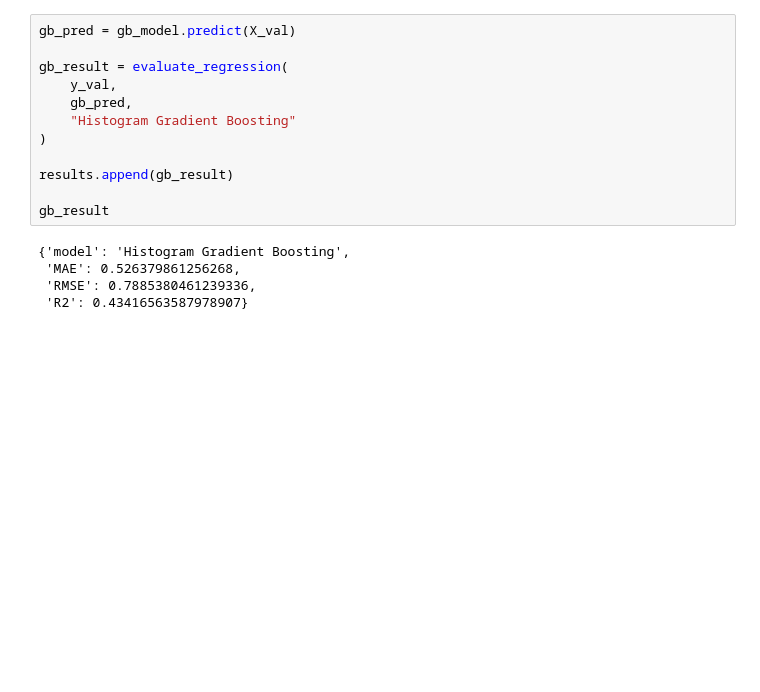
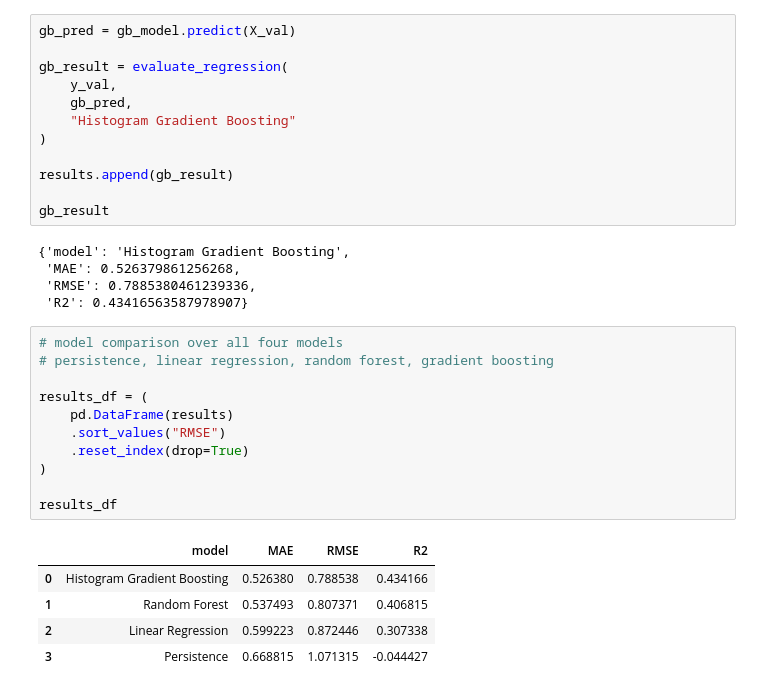
Before and after one commit to dmurray-data/deep-learning-tabular, a Jupyter notebook: notebooks/05_baseline_models.ipynb, the cells around one changed output. Saved outputs shown, nothing was run; the diff lists cells and outputs as text; blank space fills up the shorter version.

```diff
--- a/notebooks/05_baseline_models.ipynb
+++ b/notebooks/05_baseline_models.ipynb
@@ -251,3 +251,20 @@ gb_result
  'MAE': 0.526379861256268,
  'RMSE': 0.7885380461239336,
  'R2': 0.43416563587978907}
+# %%
+# model comparison over all four models
+# persistence, linear regression, random forest, gradient boosting
+
+results_df = (
+    pd.DataFrame(results)
+    .sort_values("RMSE")
+    .reset_index(drop=True)
+)
+
+results_df
+# %% [output]
+|  | model | MAE | RMSE | R2 |
+| 0 | Histogram Gradient Boosting | 0.526380 | 0.788538 | 0.434166 |
+| 1 | Random Forest | 0.537493 | 0.807371 | 0.406815 |
+| 2 | Linear Regression | 0.599223 | 0.872446 | 0.307338 |
+| 3 | Persistence | 0.668815 | 1.071315 | -0.044427 |
```
Also changed, not shown: parts of 2 cells of this notebook, 1 other file.
